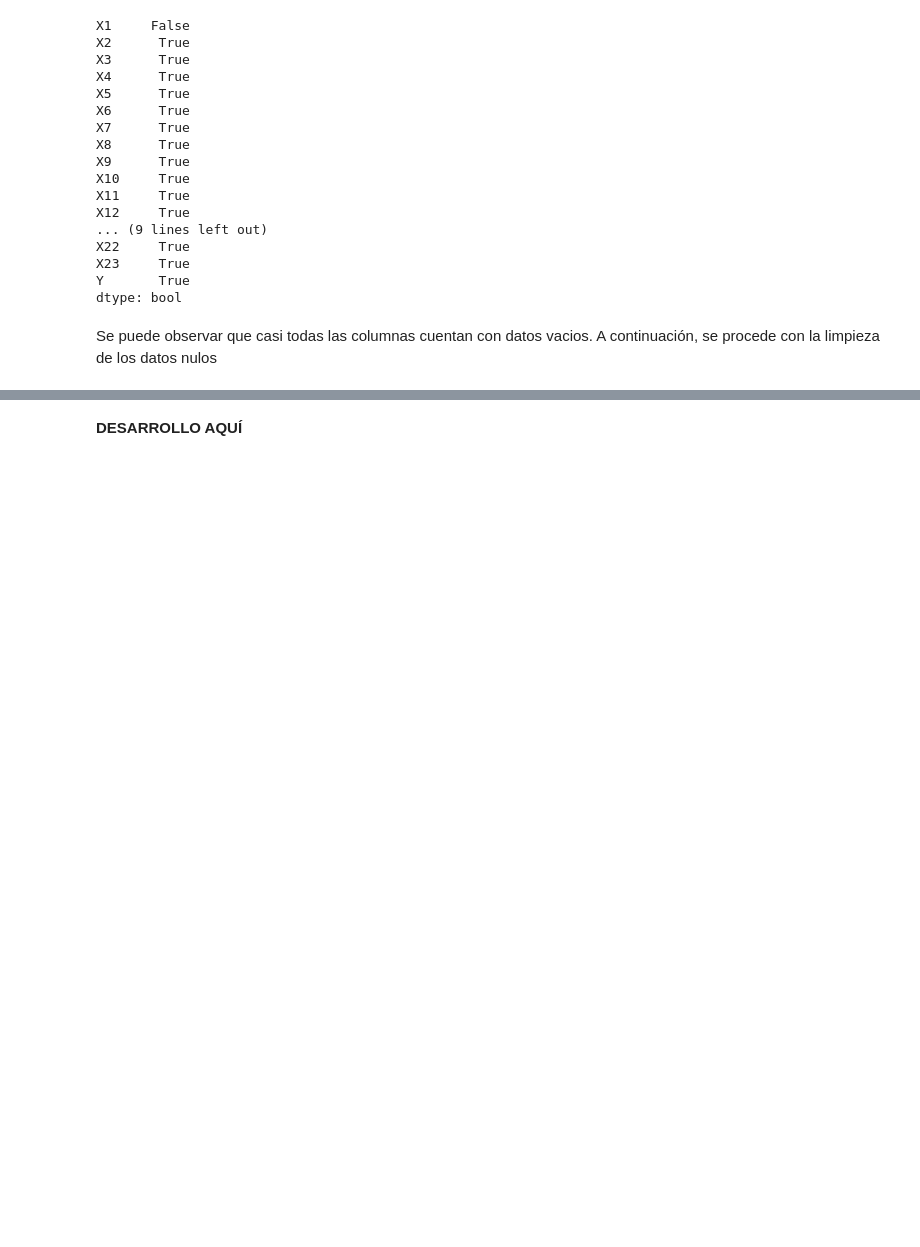
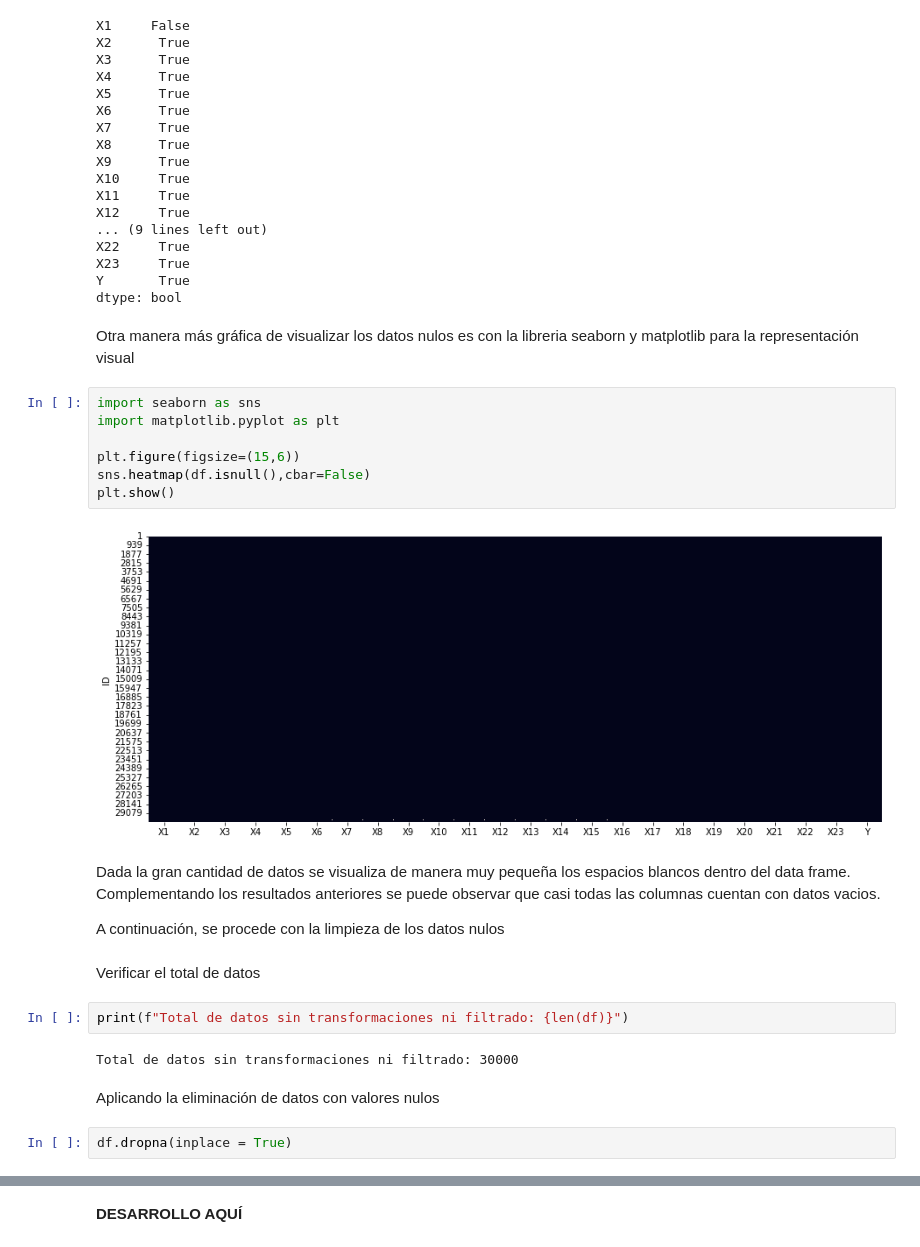
Before and after one commit to PosgradoMNA/actividades-del-projecto-equipo_56, a Jupyter notebook: Actividad1_Equipo56.ipynb, the cells around one changed output, grey strips where cells are left out. Cells and saved outputs as stored; diff of their text form; blank space fills up the shorter version.

Commit message:
Nuevos cambios, filtrado de los datos

```diff
--- a/Actividad1_Equipo56.ipynb
+++ b/Actividad1_Equipo56.ipynb
@@ -114,6 +108,30 @@ X22     True
 X23     True
 Y       True
 dtype: bool
+# %% [markdown]
+Otra manera más gráfica de visualizar los datos nulos es con la libreria seaborn y matplotlib para la representación visual
+# %%
+import seaborn as sns
+import matplotlib.pyplot as plt
+
+plt.figure(figsize=(15,6))
+sns.heatmap(df.isnull(),cbar=False)
+plt.show()
+# %% [output]
+[figure, added]
 # %% [markdown]
-Se puede observar que casi todas las columnas cuentan con datos vacios.
+Dada la gran cantidad de datos se visualiza de manera muy pequeña los espacios blancos dentro del data frame.
+Complementando los resultados anteriores se puede observar que casi todas las columnas cuentan con datos vacios.
+
+
 A continuación, se procede con la limpieza de los datos nulos
+# %% [markdown]
+Verificar el total de datos
+# %%
+print(f"Total de datos sin transformaciones ni filtrado: {len(df)}")
+# %% [output]
+Total de datos sin transformaciones ni filtrado: 30000
+# %% [markdown]
+Aplicando la eliminación de datos con valores nulos
+# %%
+df.dropna(inplace = True)
```
Also changed, not shown: parts of 5 cells of this notebook.
